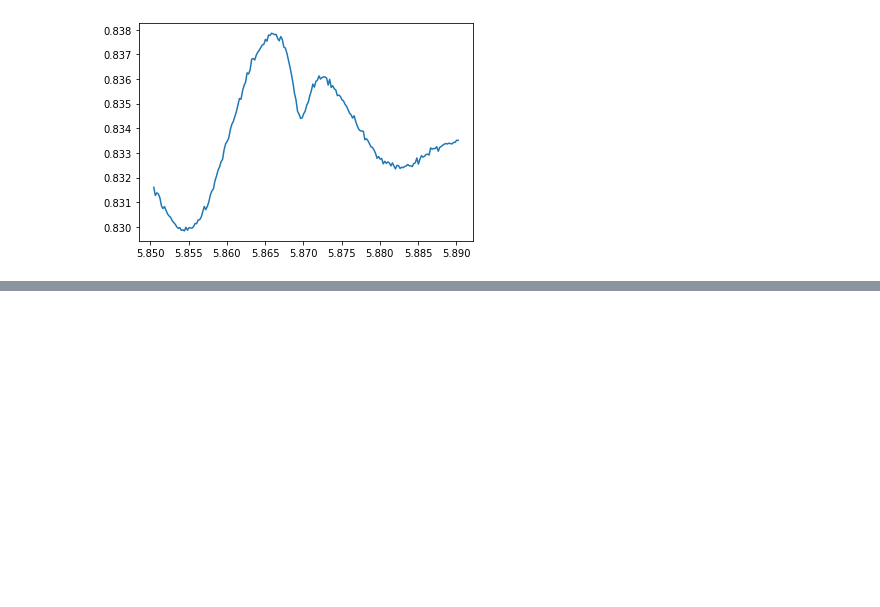
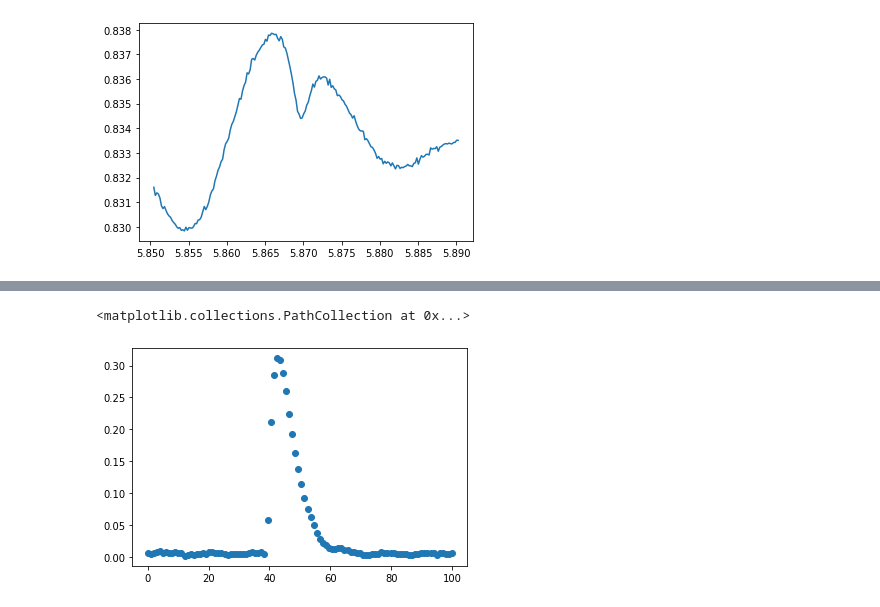
Before and after one commit to biqute/QTLab2122, a Jupyter notebook: SingleIRsource/programs/analysis.ipynb, the cells around one changed output, grey strips where cells are left out. Saved outputs shown, nothing was run; the diff lists cells and outputs as text; code cells hidden in the pictures; blank space fills up the shorter version.

```diff
--- a/SingleIRsource/programs/analysis.ipynb
+++ b/SingleIRsource/programs/analysis.ipynb
@@ -63,0 +88,6 @@ plt.plot(x, np.arctan((np.array(Q_mean)-1)/(np.array(I_mean)-1)))
+# %%
+i=1
+plt.scatter(np.linspace(0,len(dati[i]), len(dati[i])), dati[i])
+# %% [output]
+<matplotlib.collections.PathCollection at 0x...>
+[figure, added]
```
Also changed, not shown: parts of 6 cells of this notebook, 5 other files.
